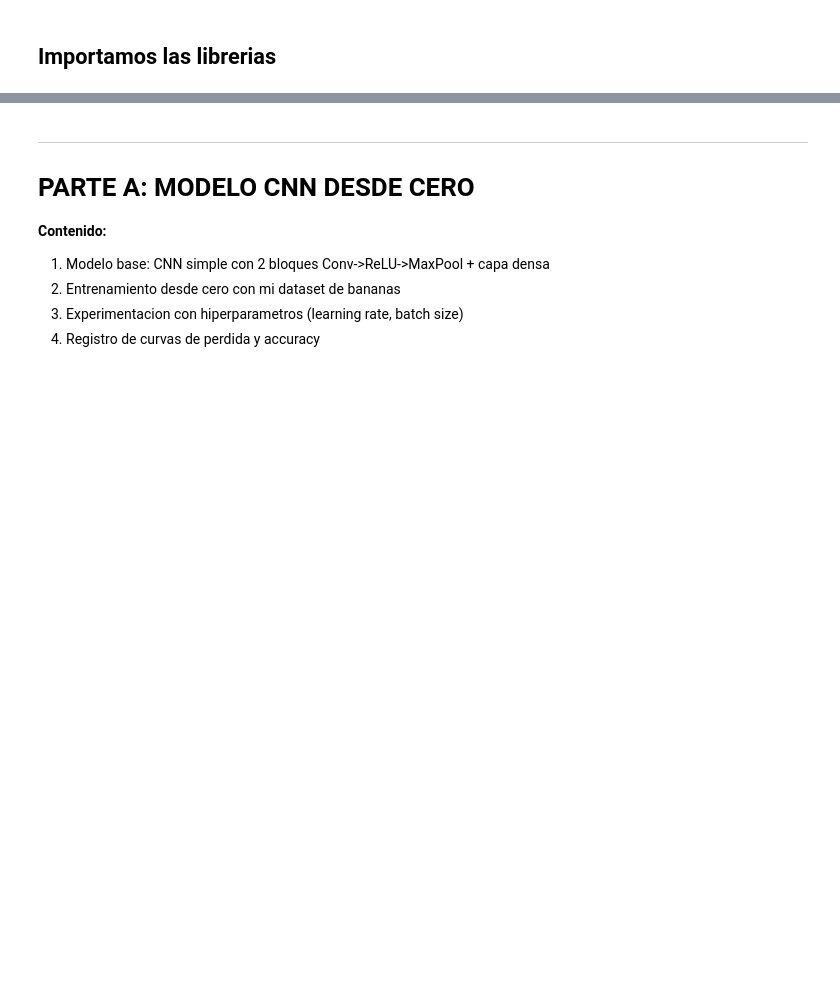
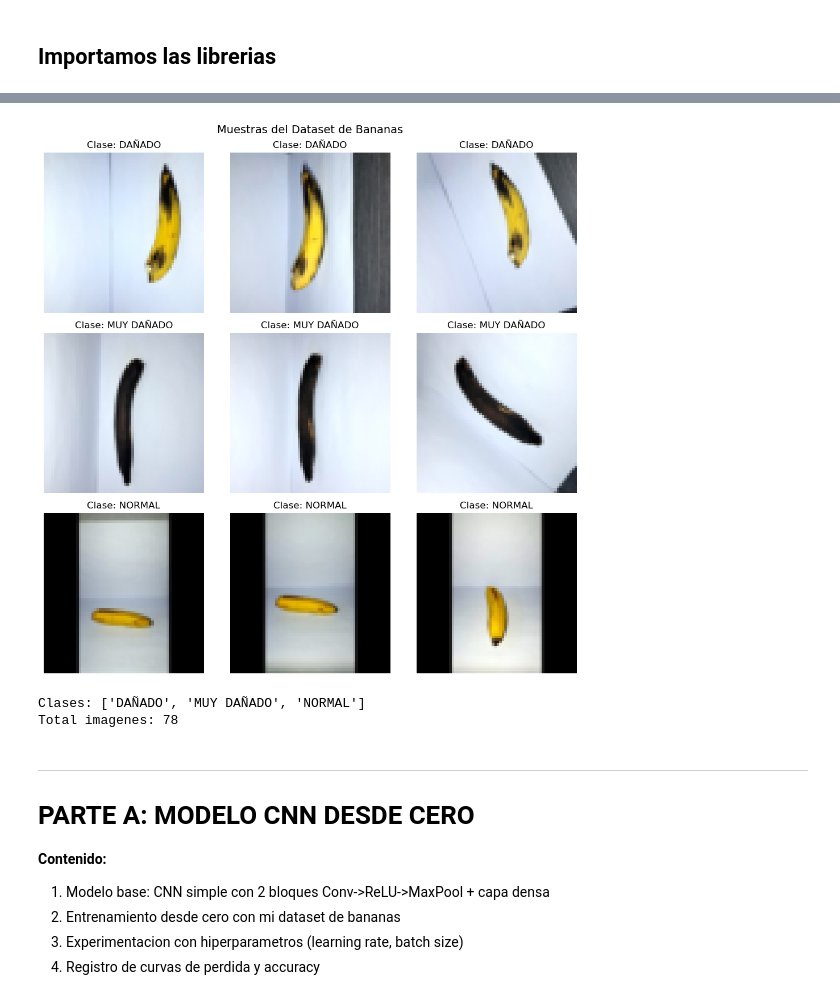
Before and after one commit to RubenCasa/CNN-Clasificacion-Bananas-RC, a Jupyter notebook: CNN_Clasificacion_Bananas.ipynb, the cells around one changed output, grey strips where cells are left out. Saved outputs shown, nothing was run; the diff lists cells and outputs as text; code cells hidden in the pictures; blank space fills up the shorter version.

```diff
--- a/CNN_Clasificacion_Bananas.ipynb
+++ b/CNN_Clasificacion_Bananas.ipynb
@@ -31,3 +35,32 @@ RUTA_DATOS = r"C:\Users\RubenC\Documents\aa6_RC\FOTO BANANA"
+# %%
+# Cargar sin normalizar para ver las imagenes originales
+transform_visual = transforms.Compose([
+    transforms.Resize((64, 64)),
+    transforms.ToTensor()
+])
+dataset = datasets.ImageFolder(RUTA_DATOS, transform=transform_visual)
+# Mostrar 9 imagenes (3 de cada clase)
+fig, axes = plt.subplots(3, 3, figsize=(10, 10))
+# Indices para cada clase
+indices = [0, 1, 2, 26, 27, 28, 52, 53, 54]  # Aproximado
+for i, ax in enumerate(axes.flat):
+    if i < len(indices):
+        img, label = dataset[indices[i]]
+        # Convertir tensor a imagen
+        img = img.permute(1, 2, 0).numpy()
+        ax.imshow(img)
+        ax.set_title(f"Clase: {dataset.classes[label]}")
+        ax.axis('off')
+plt.suptitle("Muestras del Dataset de Bananas", fontsize=14)
+plt.tight_layout()
+plt.savefig('muestras_dataset.png')
+plt.show()
+print(f"Clases: {dataset.classes}")
+print(f"Total imagenes: {len(dataset)}")
+# %% [output]
+[figure, added]
+Clases: ['DAÑADO', 'MUY DAÑADO', 'NORMAL']
+Total imagenes: 78
 # %% [markdown]
 ---
 # PARTE A: MODELO CNN DESDE CERO
```
Also changed, not shown: parts of 20 cells of this notebook.
